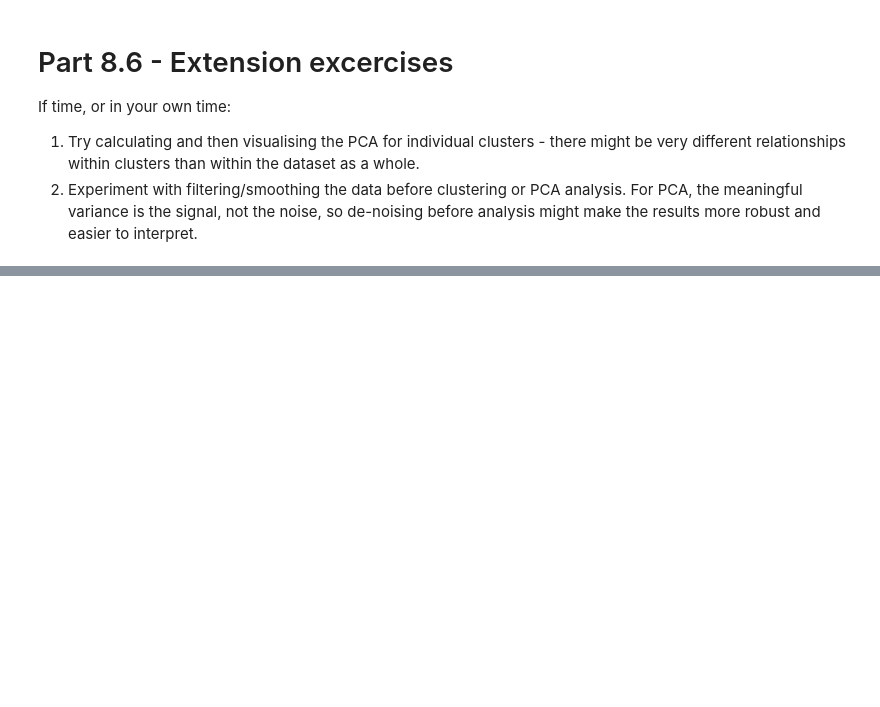
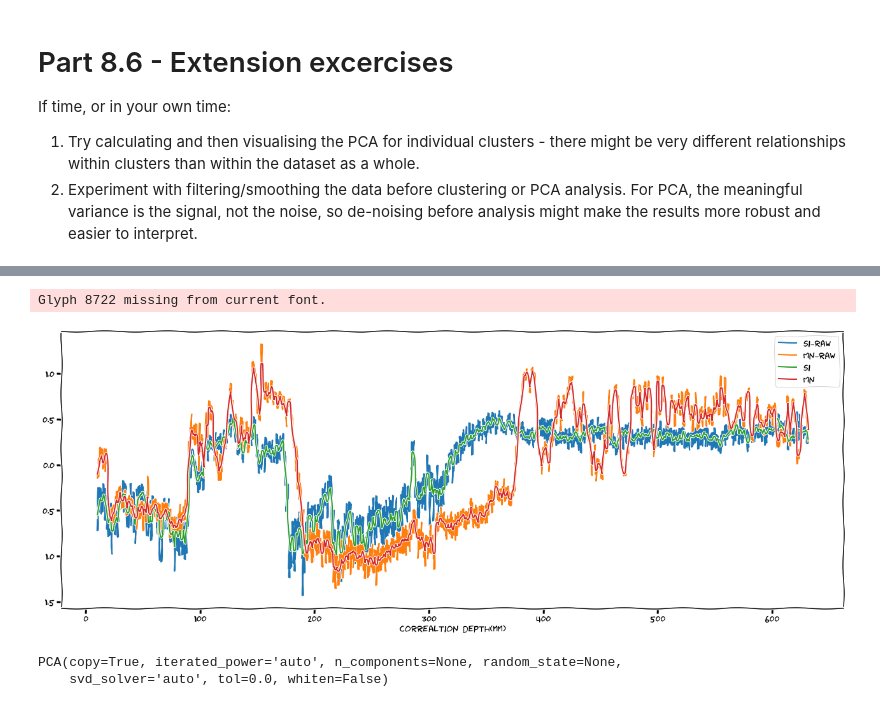
Before and after one commit to ds4geo/ds4geo, a Jupyter notebook: WS 2020 Course Notes/Session 8.ipynb, the cells around one changed output, grey strips where cells are left out. Cells and saved outputs as stored; diff of their text form; code cells hidden in the pictures; blank space fills up the shorter version.

```diff
--- a/WS 2020 Course Notes/Session 8.ipynb
+++ b/WS 2020 Course Notes/Session 8.ipynb
@@ -370,0 +410,2 @@ If time, or in your own time:
+# %%
+clr["cluster"] = klabs
@@ -370,0 +414,5 @@ If time, or in your own time:
+# %%
+clrf = clr.rolling(11, win_type = 'gaussian', center=True, min_periods=1).mean(std=3)
+# %%
+clrf["Si_raw"] = clr["Si"]
+clrf["Mn_raw"] = clr["Mn"]
@@ -370,0 +423,7 @@ If time, or in your own time:
+# %%
+with plt.xkcd():
+  fig, ax = plt.subplots(figsize=(22,8))
+  clrf.plot(y=["Si_raw","Mn_raw", "Si", "Mn"], ax=ax)
+# %% [output]
+Glyph 8722 missing from current font.
+[figure, added]
@@ -370,0 +432,7 @@ If time, or in your own time:
+# %%
+# Create and fit the PCA - i.e calculate the rotation/transformation/vectors
+pca = PCA()
+pca.fit(clrf)
+# %% [output]
+PCA(copy=True, iterated_power='auto', n_components=None, random_state=None,
+    svd_solver='auto', tol=0.0, whiten=False)
```
Also changed, not shown: parts of 21 cells of this notebook.
